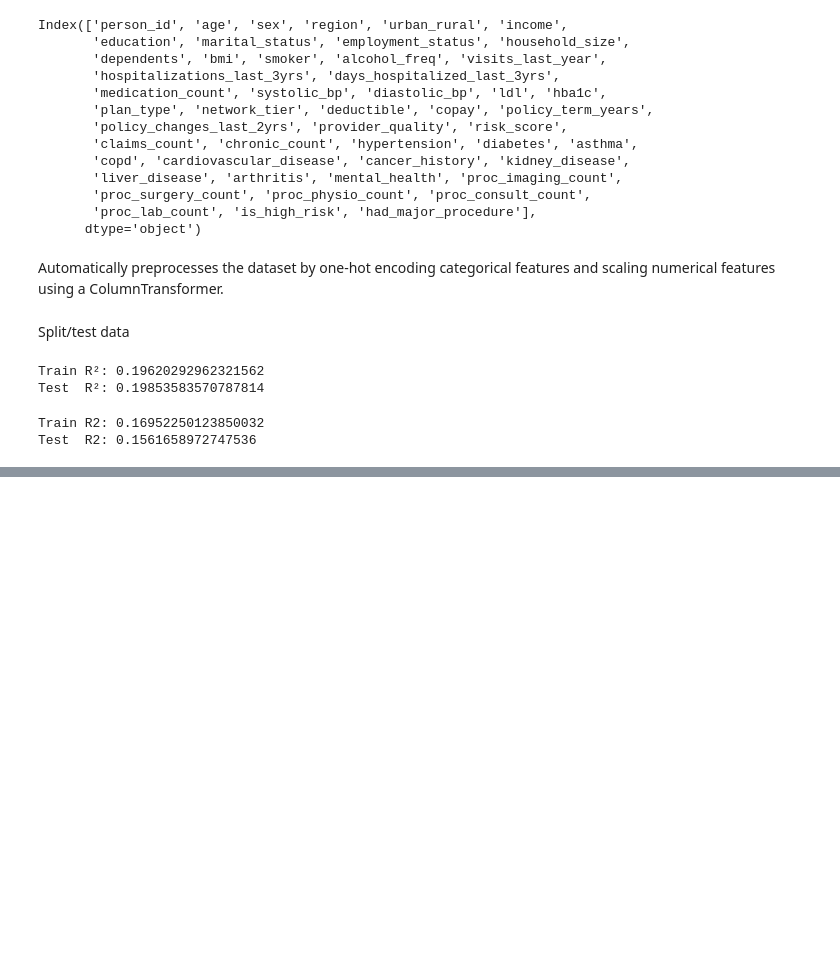
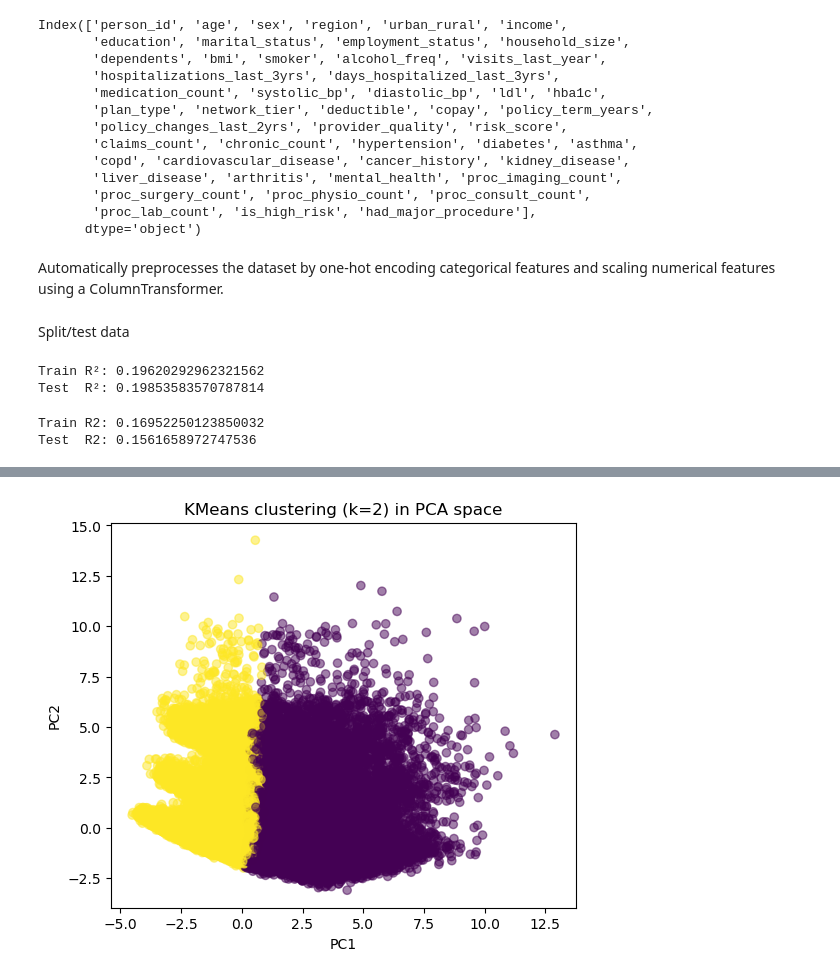
Before and after one commit to linneaovervad/examAML, a Jupyter notebook: insurance.ipynb, the cells around one changed output, grey strips where cells are left out. Cells and saved outputs as stored; diff of their text form; code cells hidden in the pictures; blank space fills up the shorter version.

```diff
--- a/insurance.ipynb
+++ b/insurance.ipynb
@@ -221,0 +387,22 @@ helo
+# %%
+from sklearn.decomposition import PCA
+from sklearn.cluster import KMeans
+
+# choose a k (e.g. 2 – your best silhouette)
+best_k = 2
+
+km = KMeans(n_clusters=best_k, random_state=42, n_init=1, max_iter=100)
+labels = km.fit_predict(X_scaled)
+
+# project to 2D
+pca = PCA(n_components=2)
+X_pca = pca.fit_transform(X_scaled)
+
+plt.figure(figsize=(6,5))
+plt.scatter(X_pca[:, 0], X_pca[:, 1], c=labels, alpha=0.5)
+plt.xlabel("PC1")
+plt.ylabel("PC2")
+plt.title(f"KMeans clustering (k={best_k}) in PCA space")
+plt.show()
+# %% [output]
+[figure, added]
```
Also changed, not shown: parts of 8 cells of this notebook.
